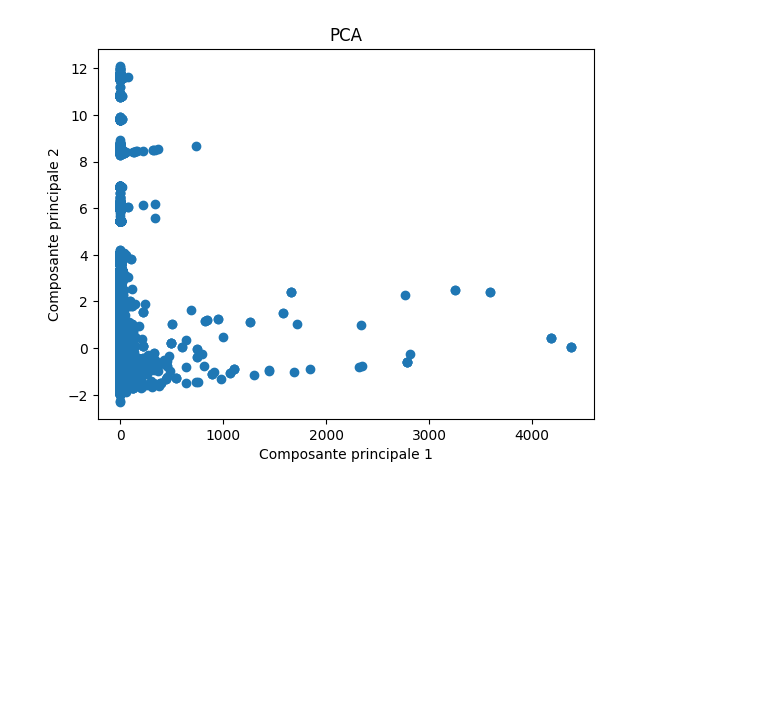
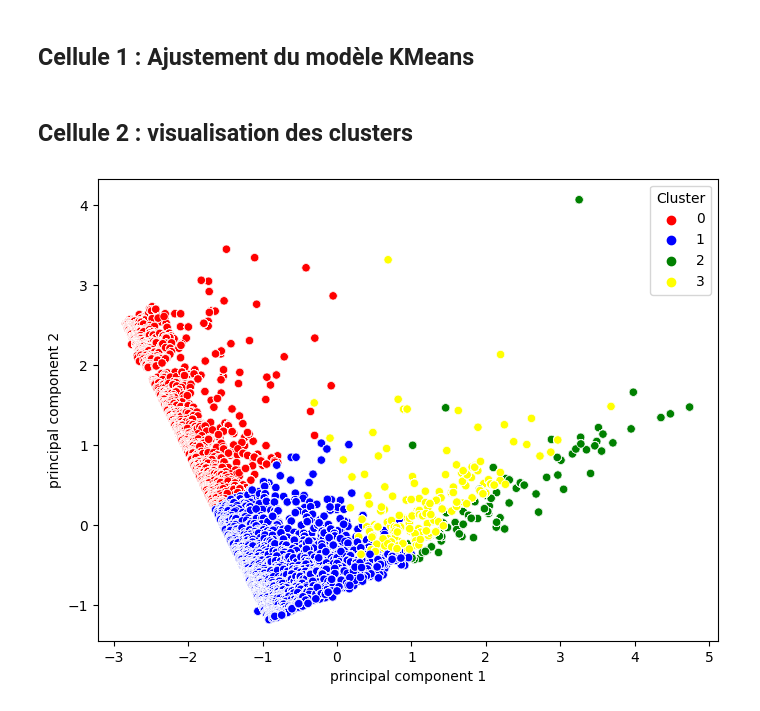
Before and after one commit to impejonathan/cluster_uk, a Jupyter notebook: 3_rfm.ipynb, the cells around one changed output. Saved outputs shown, nothing was run; the diff lists cells and outputs as text; code cells hidden in the pictures; blank space fills up the shorter version.

Commit message:
ajout de vizu + rfm

```diff
--- a/3_rfm.ipynb
+++ b/3_rfm.ipynb
@@ -83,30 +120,48 @@ plt.show()
-# %%
-from sklearn.decomposition import PCA
-from sklearn.preprocessing import StandardScaler, RobustScaler
-import matplotlib.pyplot as plt
-import numpy as np
-
-# Normalisation des données
-std_scaler = StandardScaler()
-robust_scaler = RobustScaler()
-
-data_std = std_scaler.fit_transform(df[['Quantity','Recency', 'Frequency_reel']])
-data_robust = robust_scaler.fit_transform(df[['Montant', 'Price']])
-
-data = np.hstack((data_std, data_robust))
-
-# Entraînement du modèle PCA
-pca = PCA(n_components=2)
-principalComponents = pca.fit_transform(data)
-
-# Visualisation des résultats de la PCA
-plt.scatter(principalComponents[:, 0], principalComponents[:, 1])
-plt.title('PCA')
-plt.xlabel('Composante principale 1')
-plt.ylabel('Composante principale 2')
-plt.show()
-# %% [output]
-[figure, removed]
+# %% [markdown]
+## Cellule 1 : Ajustement du modèle KMeans
+# %%
+from sklearn.cluster import KMeans
+from sklearn.preprocessing import StandardScaler
+
+# Supprimer la colonne 'Country'
+df = df.drop('Country', axis=1)
+
+# Sélectionner uniquement les colonnes numériques
+df_numerique = df[['Recency', 'Frequency_reel', 'Montant']]
+
+# Normaliser les données
+normalisateur = StandardScaler()
+df_normalise = normalisateur.fit_transform(df_numerique)
+
+# Ajuster le modèle KMeans avec les données normalisées
+kmeans = KMeans(n_clusters=4, random_state=42, n_init=10)  # Vous pouvez changer le nombre de clusters
+kmeans.fit(df_normalise)
+
+# Ajouter les étiquettes de cluster pour chaque point de données au dataframe
+df['Cluster'] = kmeans.labels_
+# %% [markdown]
+## Cellule 2 :  visualisation des clusters
+# %%
+from sklearn.decomposition import PCA
+import matplotlib.pyplot as plt
+import seaborn as sns
+
+# Appliquer l'ACP
+pca = PCA(n_components=2)
+principalComponents = pca.fit_transform(df_normalise)
+
+# Créer un DataFrame avec les composantes principales
+principalDf = pd.DataFrame(data = principalComponents, columns = ['principal component 1', 'principal component 2'])
+
+# Ajouter les labels de cluster au DataFrame
+principalDf['Cluster'] = kmeans.labels_
+
+# Visualiser les clusters
+plt.figure(figsize=(8,6))
+sns.scatterplot(x="principal component 1", y="principal component 2", hue="Cluster", data=principalDf, palette=['red','blue','green', 'yellow'])
+plt.show()
+# %% [output]
+[figure, added]
 # %%
 print(df.columns)
 # %% [output]
```
Also changed, not shown: parts of 16 cells of this notebook, 3 other files.
